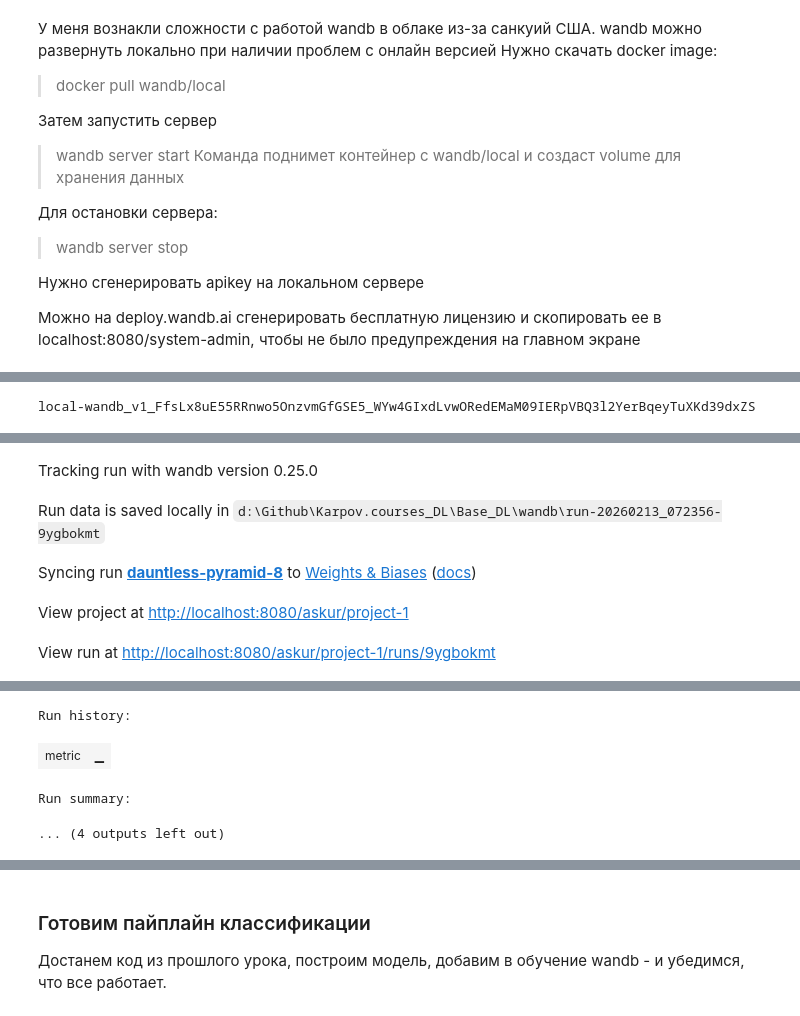
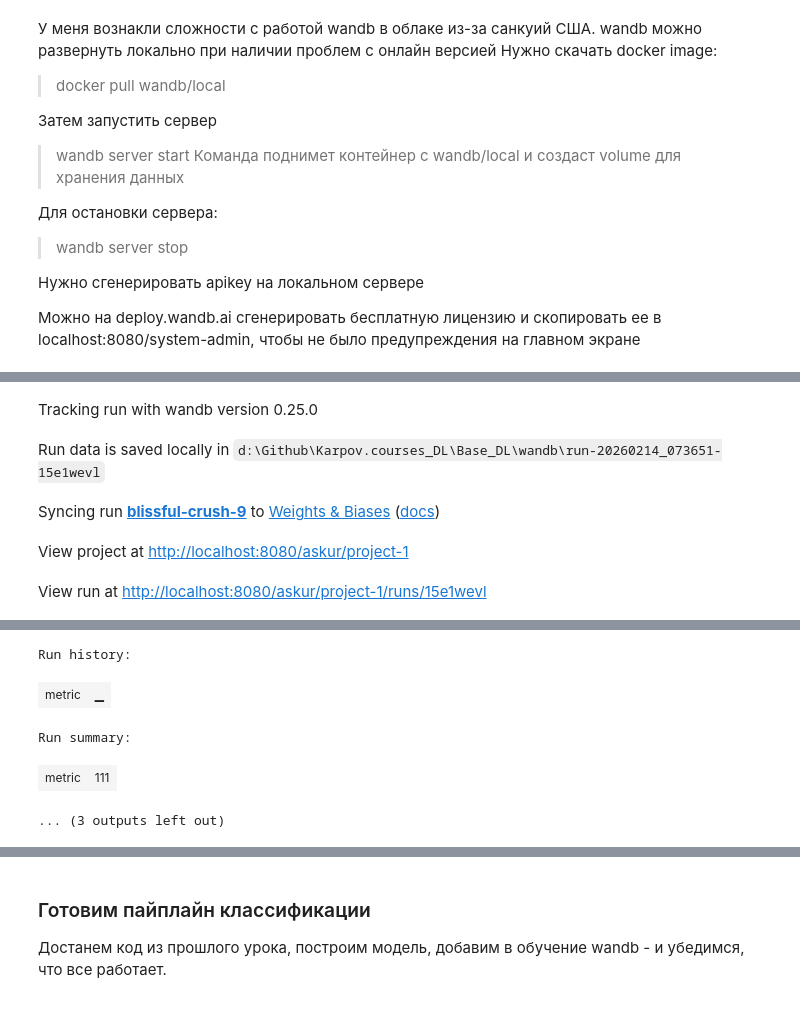
Before and after one commit to AndreyKurdyubov/Karpov.courses_DL, a Jupyter notebook: Base_DL/lesson3_reproducibility.ipynb, the cells around one changed output, grey strips where cells are left out. Drawn from its saved outputs; the diff is of its cells as text; code cells hidden in the pictures.

```diff
--- a/Base_DL/lesson3_reproducibility.ipynb
+++ b/Base_DL/lesson3_reproducibility.ipynb
@@ -37,13 +37,13 @@ wandb можно развернуть локально при наличии п
 # %%
 import wandb
 
-with open("../wandb_apikey") as apikey:
-    key = apikey.read()
+# with open("../wandb_apikey") as apikey:
+#     key = apikey.read()
 
-print(key)
-wandb.login(key=key,
-            host="http://localhost:8080",
-            relogin=True)
+# print(key)
+# wandb.login(key=key,
+#             host="http://localhost:8080",
+#             relogin=True)
 run = wandb.init(project="project-1")  # БЕЗ entity!
 run.log({"metric": 111})
 run.finish()
@@ -58,16 +55,16 @@ wandb: Appending key for localhost:8080 to your netrc file: C:\Users\askur\_netr
 wandb: Currently logged in as: askur to http://localhost:8080. Use `wandb login --relogin` to force relogin
-local-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
 [interactive output not drawn]
 Tracking run with wandb version 0.25.0
-Run data is saved locally in d:\Github\Karpov.courses_DL\Base_DL\wandb\run-20260213_072356-9ygbokmt
+Run data is saved locally in d:\Github\Karpov.courses_DL\Base_DL\wandb\run-20260214_073651-15e1wevl
-Syncing run dauntless-pyramid-8 to Weights & Biases (docs)
+Syncing run blissful-crush-9 to Weights & Biases (docs)
 View project at http://localhost:8080/askur/project-1
-View run at http://localhost:8080/askur/project-1/runs/9ygbokmt
+View run at http://localhost:8080/askur/project-1/runs/15e1wevl
 [interactive output not drawn]
+Run history:
+| metric | ▁ |
-Run history:
+Run summary:
-| metric | ▁ |
+| metric | 111 |
-Run summary:
+... (3 outputs left out)
-... (4 outputs left out)
 # %%
 # нужно установить библиотеку wandb
 import tqdm
```
Also changed, not shown: parts of 5 cells of this notebook.
